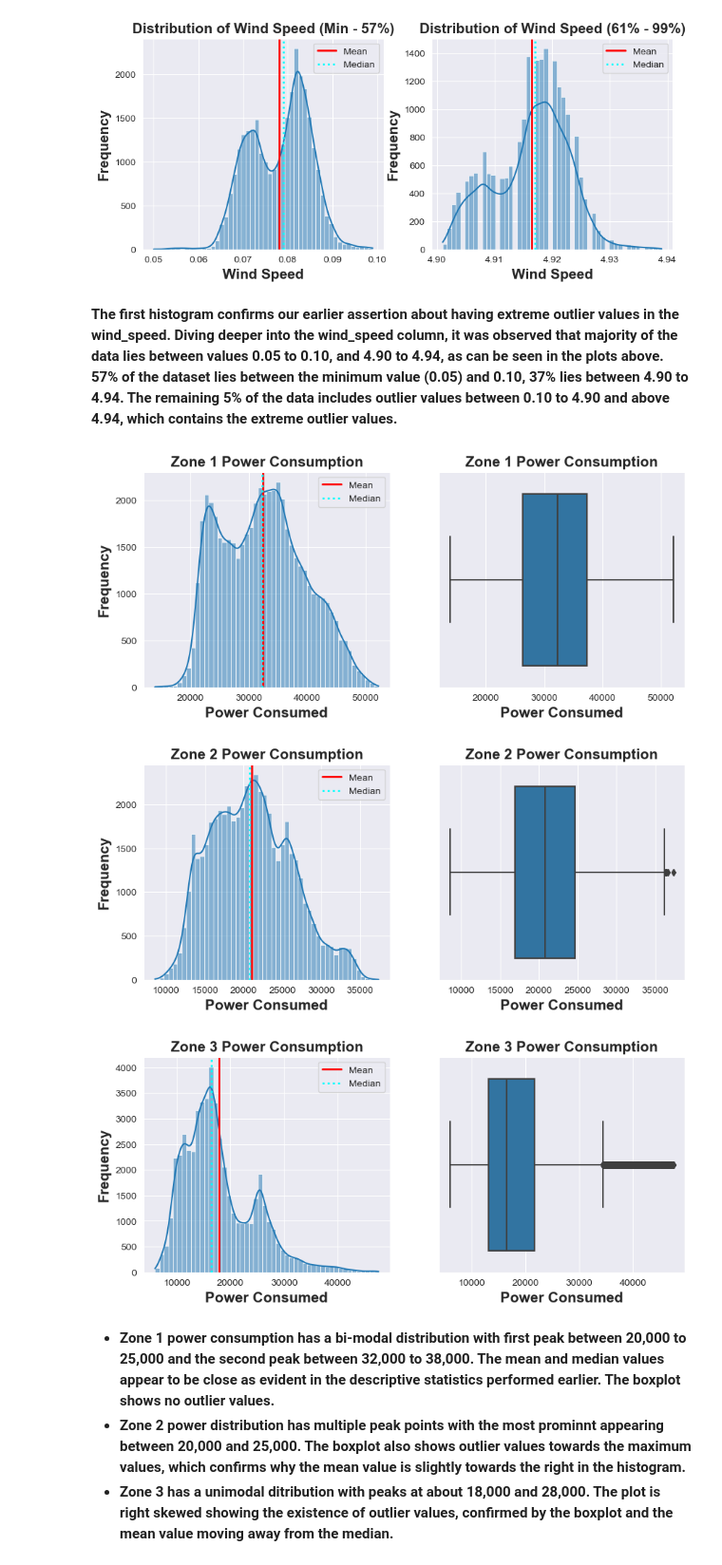
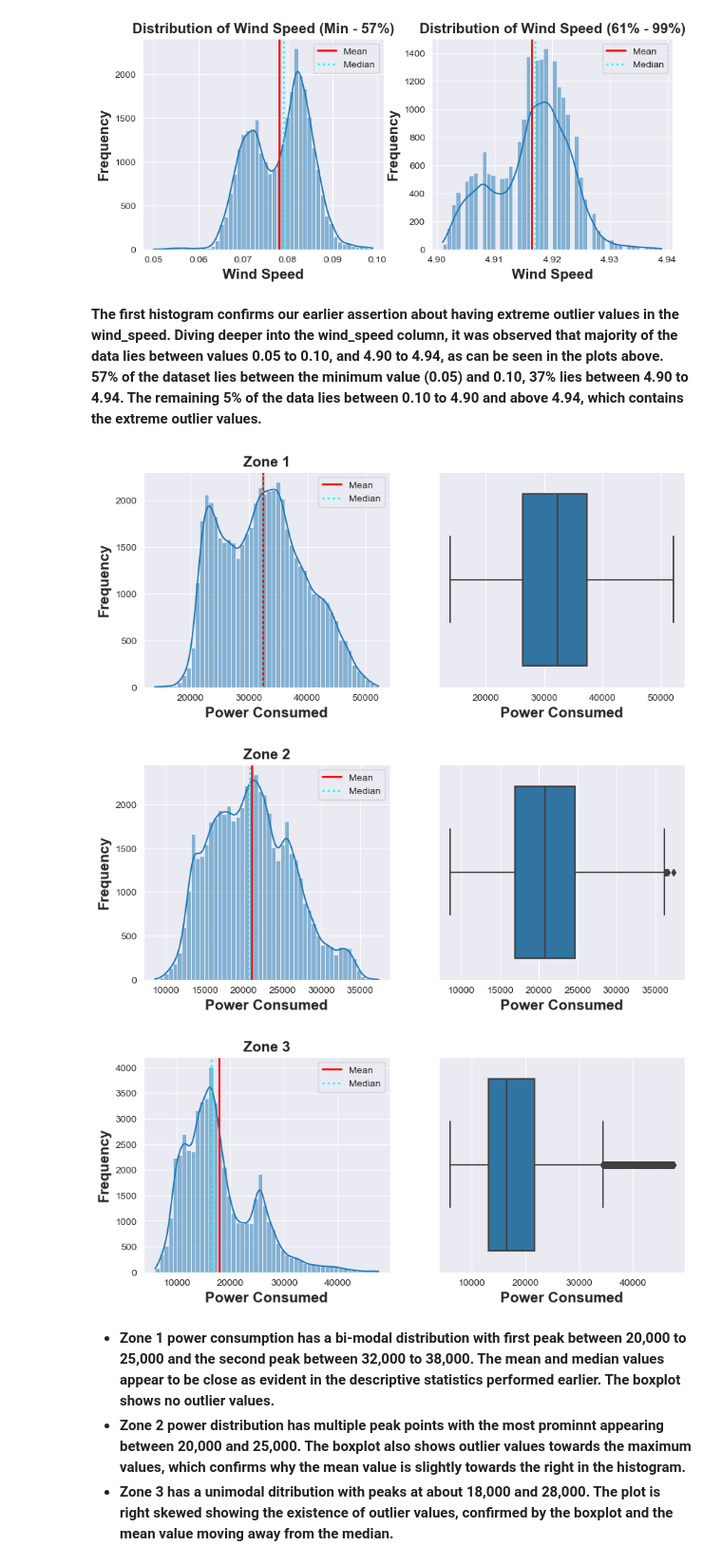
Before and after one commit to Merci93/Electric_Power_Consumption, a Jupyter notebook: Tetouan_Power_Consumption.ipynb, the cells around one changed output. Shown at 95% size. Cells and saved outputs as stored; diff of their text form; code cells hidden in the pictures.

```diff
--- a/Tetouan_Power_Consumption.ipynb
+++ b/Tetouan_Power_Consumption.ipynb
@@ -279,33 +245,33 @@ hist_plot(df_speed, 'wind_speed', 'Distribution of Wind Speed (61% - 99%)', 'Win
 [figure]
 [figure]
 # %% [markdown]
-**The first histogram confirms our earlier assertion about having extreme outlier values in the wind_speed. Diving deeper into the wind_speed column, it was observed that majority of the data lies between values 0.05 to 0.10, and 4.90 to 4.94, as can be seen in the plots above. 57% of the dataset lies between the minimum value (0.05) and 0.10, 37% lies between 4.90 to 4.94. The remaining 5% of the data includes outlier values between 0.10 to 4.90 and above 4.94, which contains the extreme outlier values.**
+**The first histogram confirms our earlier assertion about having extreme outlier values in the wind_speed. Diving deeper into the wind_speed column, it was observed that majority of the data lies between values 0.05 to 0.10, and 4.90 to 4.94, as can be seen in the plots above. 57% of the dataset lies between the minimum value (0.05) and 0.10, 37% lies between 4.90 to 4.94. The remaining 5% of the data lies between 0.10 to 4.90 and above 4.94, which contains the extreme outlier values.**
 # %%
 # Distribution of Power consumption in Zones 1, 2 and 3
 #Zone 1
 plt.figure(figsize = [10, 4])
 plt.subplot(1, 2, 1)
-hist_plot(df, 'power_consumption_zone_1', 'Zone 1 Power Consumption', 'Power Consumed', 'Frequency', 50, True)
+hist_plot(data_, 'power_consumption_zone_1', 'Zone 1', 'Power Consumed', 'Frequency', 50, True)
 plt.subplot(1, 2, 2)
-box_plot(df,'power_consumption_zone_1', 'Zone 1 Power Consumption', 'Power Consumed')
+box_plot(data_,'power_consumption_zone_1', '', 'Power Consumed')
 
 #Zone 2
 plt.figure(figsize = [10, 4])
 plt.subplot(1, 2, 1)
-hist_plot(df, 'power_consumption_zone_2', 'Zone 2 Power Consumption', 'Power Consumed', 'Frequency', 50, True)
+hist_plot(data_, 'power_consumption_zone_2', 'Zone 2', 'Power Consumed', 'Frequency', 50, True)
 plt.subplot(1, 2, 2)
-box_plot(df,'power_consumption_zone_2', 'Zone 2 Power Consumption', 'Power Consumed')
+box_plot(data_,'power_consumption_zone_2', '', 'Power Consumed')
 
 # Zone 3
 plt.figure(figsize = [10, 4])
 plt.subplot(1, 2, 1)
-hist_plot(df, 'power_consumption_zone_3', 'Zone 3 Power Consumption', 'Power Consumed', 'Frequency', 50, True)
+hist_plot(data_, 'power_consumption_zone_3', 'Zone 3', 'Power Consumed', 'Frequency', 50, True)
 plt.subplot(1, 2, 2)
-box_plot(df,'power_consumption_zone_3', 'Zone 3 Power Consumption', 'Power Consumed')
+box_plot(data_,'power_consumption_zone_3', '', 'Power Consumed')
 # %% [output]
-[figure, old version]
+[figure, new version]
-[figure, old version]
+[figure, new version]
-[figure, old version]
+[figure, new version]
 # %% [markdown]
 - **Zone 1 power consumption has a bi-modal distribution with first peak between 20,000 to 25,000 and the second peak between 32,000 to 38,000. The mean and median values appear to be close as evident in the descriptive statistics performed earlier. The boxplot shows no outlier values.**
 - **Zone 2 power distribution has multiple peak points with the most prominnt appearing between 20,000 and 25,000. The boxplot also shows outlier values towards the maximum values, which confirms why the mean value is slightly towards the right in the histogram.**
```
Also changed, not shown: parts of 51 cells of this notebook.
